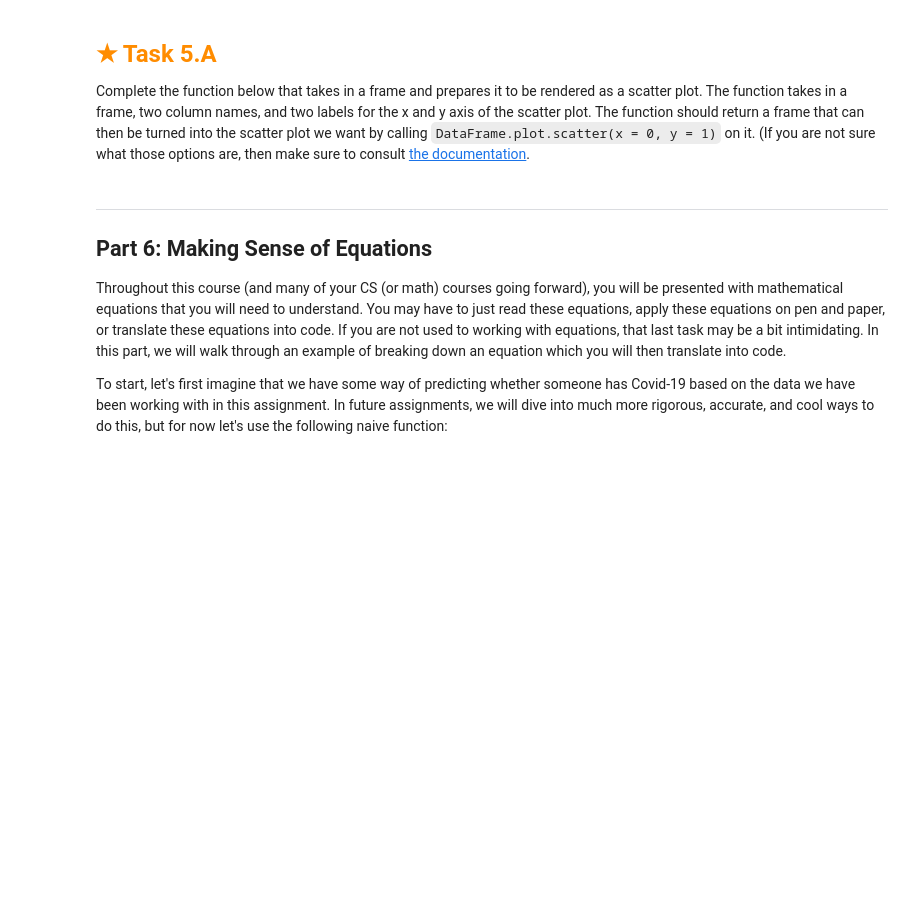
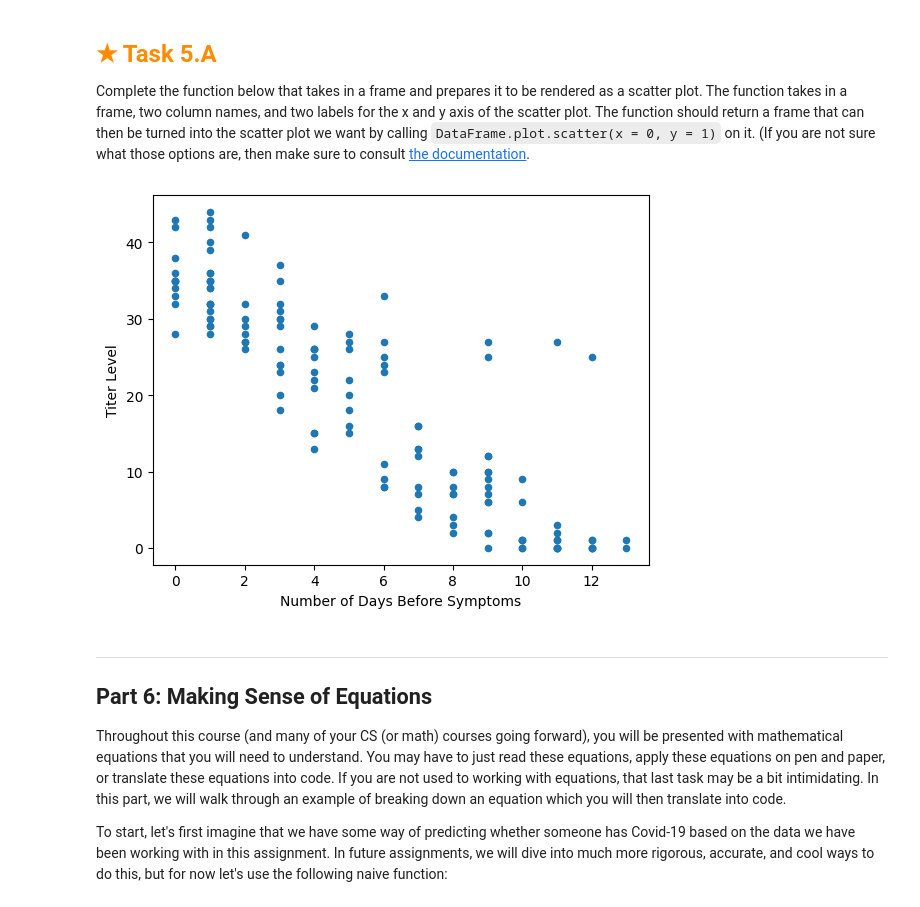
Before and after one commit to acrmine/HO1, a Jupyter notebook: assignment.ipynb, the cells around one changed output. Cells and saved outputs as stored; diff of their text form; code cells hidden in the pictures; blank space fills up the shorter version.

```diff
--- a/assignment.ipynb
+++ b/assignment.ipynb
@@ -1217,18 +1259,20 @@ The function should return a frame that can then be turned into the scatter plot
 (If you are not sure what those options are, then make sure to consult [the documentation](https://pandas.pydata.org/pandas-docs/stable/reference/api/pandas.DataFrame.plot.scatter.html).
 # %%
 def prep_scatter(frame, x_column, y_column, x_label, y_label):
-    return NotImplemented
+    return pandas.DataFrame({x_label: frame[x_column], y_label: frame[y_column]})
 
 # Prep the data to be displayed as a scatter plot.
 scatter_frame = prep_scatter(covid_data,
                              'days_before_symptoms', 'titer',
                              'Number of Days Before Symptoms', 'Titer Level')
 
 # Display the scatter plot.
 if ((scatter_frame is not None) and (scatter_frame is not NotImplemented)):
     scatter_frame.plot.scatter(x = 0, y = 1)
 else:
     print("prep_scatter() not implemented yet.")
+# %% [output]
+[figure, added]
 # %% [markdown]
 ---
 
```
Also changed, not shown: parts of 12 cells of this notebook, 1 other file.
